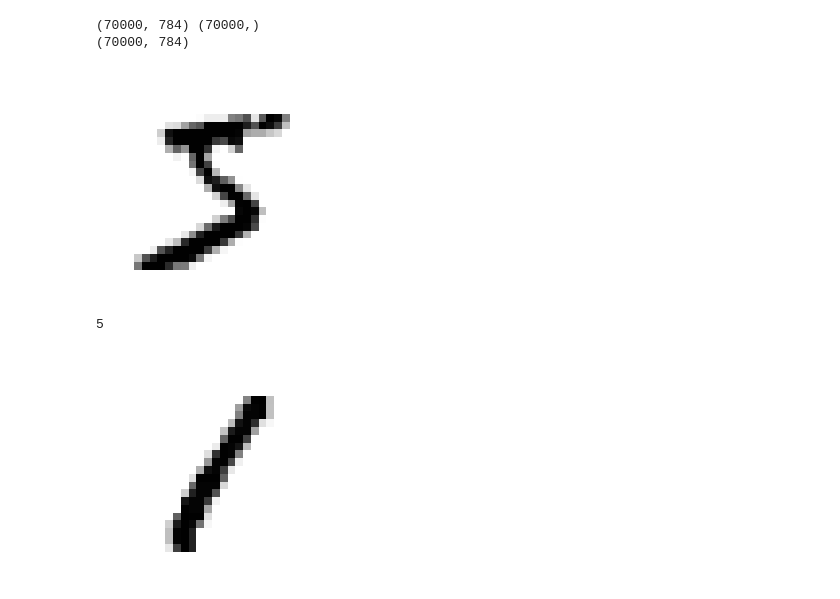
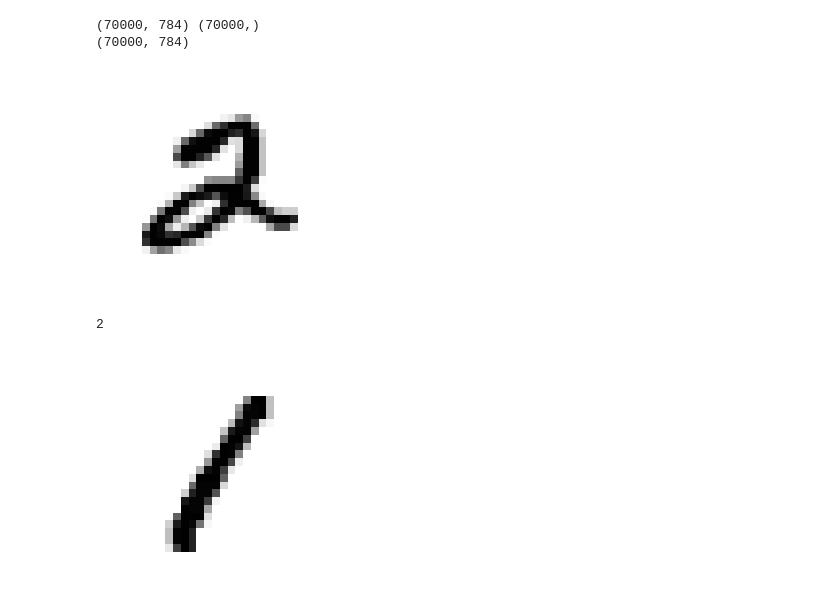
Before and after one commit to Thiago-Rangel45/ML4Physics, a Jupyter notebook: Notebooks da aula/Medidas_de_Performance_Avaliacao_Modelos.ipynb, the cells around one changed output. Drawn from its saved outputs; the diff is of its cells as text; code cells hidden in the pictures.

```diff
--- a/Medidas_de_Performance_Avaliacao_Modelos.ipynb
+++ b/Notebooks da aula/Medidas_de_Performance_Avaliacao_Modelos.ipynb
@@ -28,9 +28,16 @@ mnist.keys()
 # %% [output]
 dict_keys(['data', 'target', 'frame', 'categories', 'feature_names', 'target_names', 'DESCR', 'details', 'url'])
 # %%
+from sklearn.datasets import fetch_openml
+
+# Carrega o dataset MNIST do OpenML (70.000 imagens de dígitos manuscritos 28x28)
+mnist = fetch_openml('mnist_784', version=1)
+# Separa os dados em X (pixels das imagens) e y (rótulos dos dígitos de 0 a 9)
 X, y = mnist["data"], mnist["target"]
-print(X.shape,y.shape)
-Xnp= X.to_numpy()
+
+print(X.shape, y.shape)
+Xnp = X.to_numpy() # Converte o DataFrame de entrada (X) para um array NumPy
+ynp = y.to_numpy() # Converte o DataFrame de entrada (y) para um array NumPy
 print(Xnp.shape)
 # %% [output]
 (70000, 784) (70000,)
@@ -40,11 +45,19 @@ ynp=y.to_numpy()
 # %%
-some_digit = Xnp[0]
+# Seleciona o primeiro vetor de pixels da base de dados (representa uma imagem 28x28 achatada)
+some_digit = Xnp[5]
+
+# Redimensiona o vetor de 784 elementos para uma matriz 28x28 (formato da imagem original)
 some_digit_image = some_digit.reshape(28, 28)
+
+# Exibe a imagem em escala de cinza (cmap=mpl.cm.binary)
 plt.imshow(some_digit_image, cmap=mpl.cm.binary)
+
+# Remove os eixos da visualização
 plt.axis("off")
+
 plt.show()
-print(y[0])
+print(y[5])
 # %% [output]
-[figure, old version]
+[figure, new version]
-5
+2
 # %%
```
Also changed, not shown: parts of 54 cells of this notebook, 5 other files.
